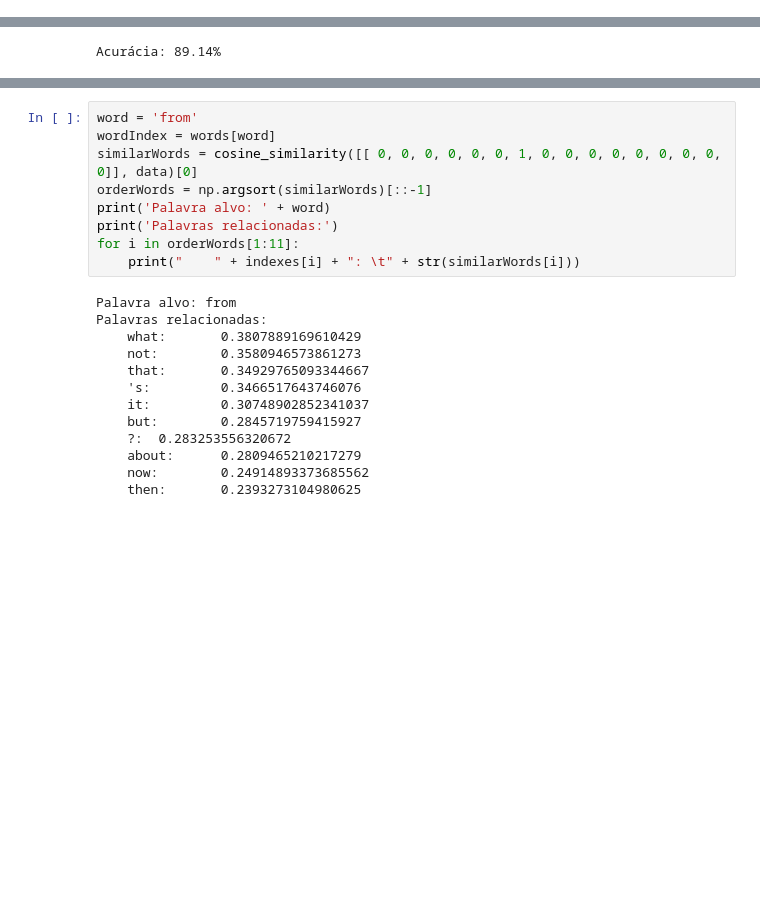
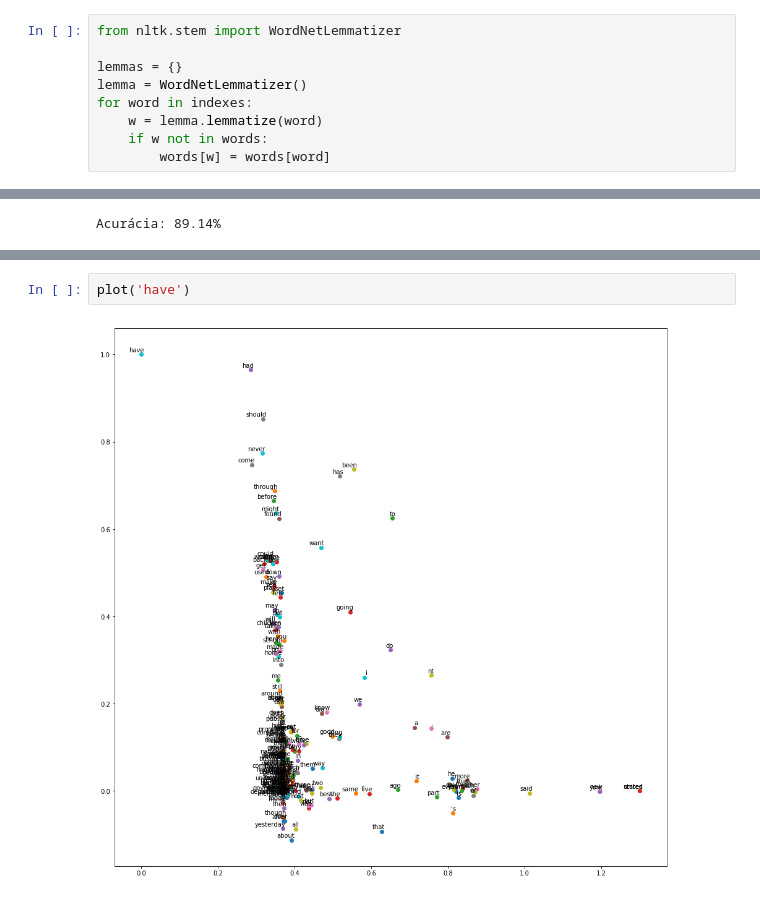
Before and after one commit to Lucas-Rufino/wordSpace, a Jupyter notebook: wordSpace.ipynb, the cells around one changed output, grey strips where cells are left out. Saved outputs shown, nothing was run; the diff lists cells and outputs as text; blank space fills up the shorter version.

```diff
--- a/wordSpace.ipynb
+++ b/wordSpace.ipynb
@@ -109,3 +112,12 @@ print(str(words)[:100] + "...")
+# %%
+from nltk.stem import WordNetLemmatizer
+
+lemmas = {}
+lemma = WordNetLemmatizer()
+for word in indexes:
+    w = lemma.lemmatize(word)
+    if w not in words:
+        words[w] = words[word]
 # %% [markdown]
 ### Construção de matriz de representação de palavras no formato padrão
 Desejasse produzir uma matriz esparsa que demonstre as características de relacionamento esperado para as palavras. Sabe-se que a representação padrão dos termos na sua forma vetorial não é cômoda para o processamento devido duas principais características:
@@ -400,22 +382,4 @@ indexes[245]
-# %%
-word = 'from'
-wordIndex = words[word]
-similarWords = cosine_similarity([[ 0, 0, 0, 0, 0, 0, 1, 0, 0, 0, 0, 0, 0, 0, 0, 0]], data)[0]
-orderWords = np.argsort(similarWords)[::-1]
-print('Palavra alvo: ' + word)
-print('Palavras relacionadas:')
-for i in orderWords[1:11]:
-    print("    " + indexes[i] + ": \t" + str(similarWords[i]))
-# %% [output]
-Palavra alvo: from
-Palavras relacionadas:
-    what:       0.3807889169610429
-    not:        0.3580946573861273
-    that:       0.34929765093344667
-    's:         0.3466517643746076
-    it:         0.30748902852341037
-    but:        0.2845719759415927
-    ?:  0.283253556320672
-    about:      0.2809465210217279
-    now:        0.24914893373685562
-    then:       0.2393273104980625
+# %%
+plot('have')
+# %% [output]
+[figure, added]
```
Also changed, not shown: parts of 15 cells of this notebook.
